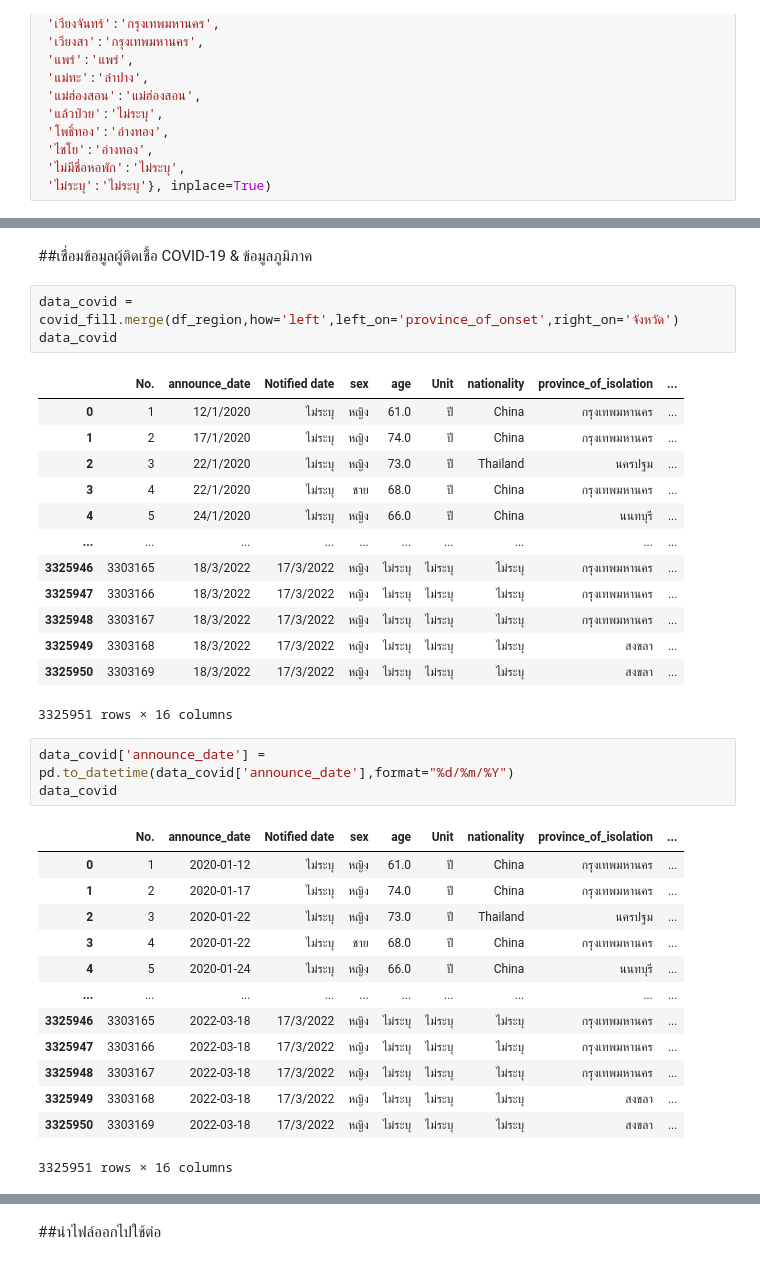
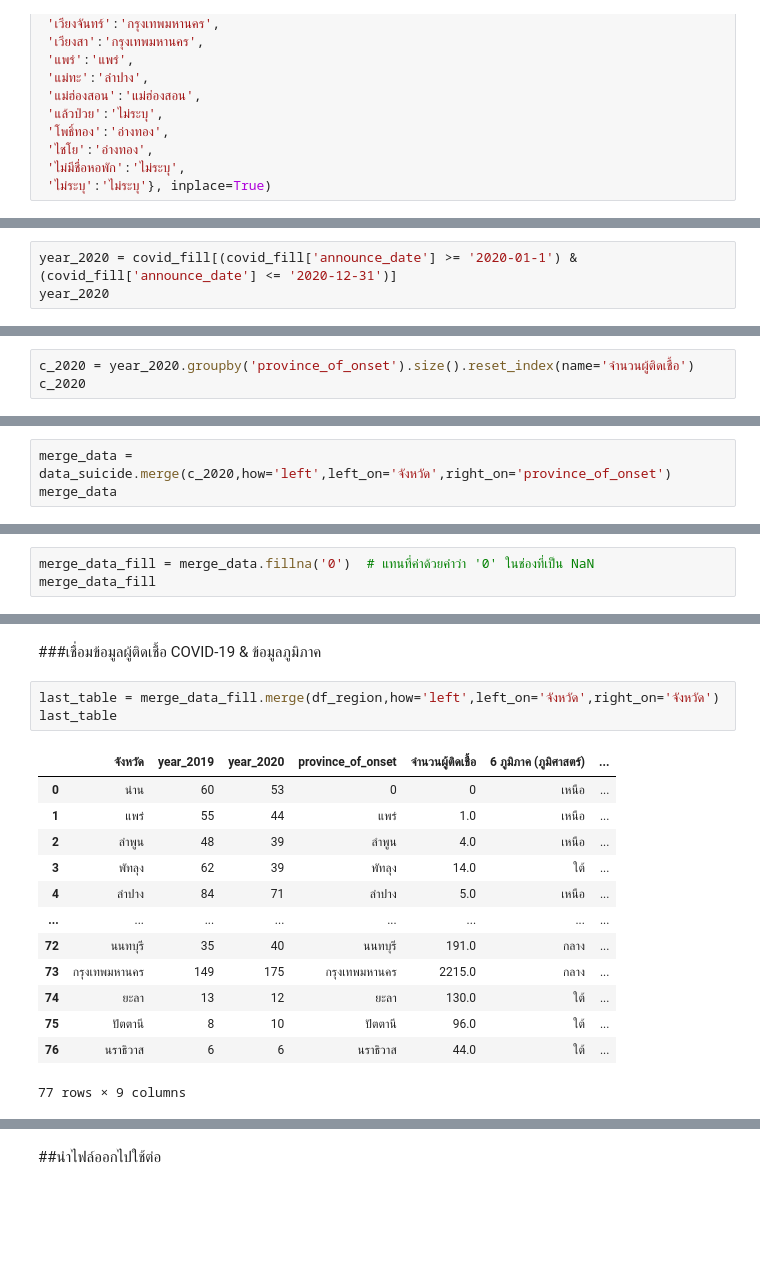
Before and after one commit to Kanyarat-S/data_viz_2020, a Jupyter notebook: Project_python.ipynb, the cells around one changed output, grey strips where cells are left out. Drawn from its saved outputs; the diff is of its cells as text; blank space fills up the shorter version.

```diff
--- a/Project_python.ipynb
+++ b/Project_python.ipynb
@@ -826,0 +850,3 @@ covid_fill['province_of_onset'].replace({'\tประจวบคีรีขั
+# %%
+year_2020 = covid_fill[(covid_fill['announce_date'] >= '2020-01-1') & (covid_fill['announce_date'] <= '2020-12-31')]
+year_2020
@@ -826,0 +867,3 @@ covid_fill['province_of_onset'].replace({'\tประจวบคีรีขั
+# %%
+c_2020 = year_2020.groupby('province_of_onset').size().reset_index(name='จำนวนผู้ติดเชื้อ')
+c_2020
@@ -826,0 +884,3 @@ covid_fill['province_of_onset'].replace({'\tประจวบคีรีขั
+# %%
+merge_data = data_suicide.merge(c_2020,how='left',left_on='จังหวัด',right_on='province_of_onset')
+merge_data
@@ -826,0 +910,3 @@ covid_fill['province_of_onset'].replace({'\tประจวบคีรีขั
+# %%
+merge_data_fill = merge_data.fillna('0')  # แทนที่ค่าด้วยคำว่า '0' ในช่องที่เป็น NaN
+merge_data_fill
@@ -827,36 +936,19 @@ covid_fill['province_of_onset'].replace({'\tประจวบคีรีขั
 # %% [markdown]
-##เชื่อมข้อมูลผู้ติดเชื้อ COVID-19 & ข้อมูลภูมิภาค
+###เชื่อมข้อมูลผู้ติดเชื้อ COVID-19 & ข้อมูลภูมิภาค
 # %%
-data_covid = covid_fill.merge(df_region,how='left',left_on='province_of_onset',right_on='จังหวัด')
-data_covid
+last_table = merge_data_fill.merge(df_region,how='left',left_on='จังหวัด',right_on='จังหวัด')
+last_table
 # %% [output]
-|  | No. | announce_date | Notified date | sex | age | Unit | nationality | province_of_isolation | ... |
-| 0 | 1 | 12/1/2020 | ไม่ระบุ | หญิง | 61.0 | ปี | China | กรุงเทพมหานคร | ... |
-| 1 | 2 | 17/1/2020 | ไม่ระบุ | หญิง | 74.0 | ปี | China | กรุงเทพมหานคร | ... |
-| 2 | 3 | 22/1/2020 | ไม่ระบุ | หญิง | 73.0 | ปี | Thailand | นครปฐม | ... |
-| 3 | 4 | 22/1/2020 | ไม่ระบุ | ชาย | 68.0 | ปี | China | กรุงเทพมหานคร | ... |
-| 4 | 5 | 24/1/2020 | ไม่ระบุ | หญิง | 66.0 | ปี | China | นนทบุรี | ... |
-| ... | ... | ... | ... | ... | ... | ... | ... | ... | ... |
-| 3325946 | 3303165 | 18/3/2022 | 17/3/2022 | หญิง | ไม่ระบุ | ไม่ระบุ | ไม่ระบุ | กรุงเทพมหานคร | ... |
-| 3325947 | 3303166 | 18/3/2022 | 17/3/2022 | หญิง | ไม่ระบุ | ไม่ระบุ | ไม่ระบุ | กรุงเทพมหานคร | ... |
-| 3325948 | 3303167 | 18/3/2022 | 17/3/2022 | หญิง | ไม่ระบุ | ไม่ระบุ | ไม่ระบุ | กรุงเทพมหานคร | ... |
-| 3325949 | 3303168 | 18/3/2022 | 17/3/2022 | หญิง | ไม่ระบุ | ไม่ระบุ | ไม่ระบุ | สงขลา | ... |
-| 3325950 | 3303169 | 18/3/2022 | 17/3/2022 | หญิง | ไม่ระบุ | ไม่ระบุ | ไม่ระบุ | สงขลา | ... |
+|  | จังหวัด | year_2019 | year_2020 | province_of_onset | จำนวนผู้ติดเชื้อ | 6 ภูมิภาค (ภูมิศาสตร์) | ... |
+| 0 | น่าน | 60 | 53 | 0 | 0 | เหนือ | ... |
+| 1 | แพร่ | 55 | 44 | แพร่ | 1.0 | เหนือ | ... |
+| 2 | ลำพูน | 48 | 39 | ลำพูน | 4.0 | เหนือ | ... |
+| 3 | พัทลุง | 62 | 39 | พัทลุง | 14.0 | ใต้ | ... |
+| 4 | ลำปาง | 84 | 71 | ลำปาง | 5.0 | เหนือ | ... |
+| ... | ... | ... | ... | ... | ... | ... | ... |
+| 72 | นนทบุรี | 35 | 40 | นนทบุรี | 191.0 | กลาง | ... |
+| 73 | กรุงเทพมหานคร | 149 | 175 | กรุงเทพมหานคร | 2215.0 | กลาง | ... |
+| 74 | ยะลา | 13 | 12 | ยะลา | 130.0 | ใต้ | ... |
+| 75 | ปัตตานี | 8 | 10 | ปัตตานี | 96.0 | ใต้ | ... |
+| 76 | นราธิวาส | 6 | 6 | นราธิวาส | 44.0 | ใต้ | ... |
-3325951 rows × 16 columns
+77 rows × 9 columns
-# %%
-data_covid['announce_date'] = pd.to_datetime(data_covid['announce_date'],format="%d/%m/%Y")
-data_covid
-# %% [output]
-|  | No. | announce_date | Notified date | sex | age | Unit | nationality | province_of_isolation | ... |
-| 0 | 1 | 2020-01-12 | ไม่ระบุ | หญิง | 61.0 | ปี | China | กรุงเทพมหานคร | ... |
-| 1 | 2 | 2020-01-17 | ไม่ระบุ | หญิง | 74.0 | ปี | China | กรุงเทพมหานคร | ... |
-| 2 | 3 | 2020-01-22 | ไม่ระบุ | หญิง | 73.0 | ปี | Thailand | นครปฐม | ... |
-| 3 | 4 | 2020-01-22 | ไม่ระบุ | ชาย | 68.0 | ปี | China | กรุงเทพมหานคร | ... |
-| 4 | 5 | 2020-01-24 | ไม่ระบุ | หญิง | 66.0 | ปี | China | นนทบุรี | ... |
-| ... | ... | ... | ... | ... | ... | ... | ... | ... | ... |
-| 3325946 | 3303165 | 2022-03-18 | 17/3/2022 | หญิง | ไม่ระบุ | ไม่ระบุ | ไม่ระบุ | กรุงเทพมหานคร | ... |
-| 3325947 | 3303166 | 2022-03-18 | 17/3/2022 | หญิง | ไม่ระบุ | ไม่ระบุ | ไม่ระบุ | กรุงเทพมหานคร | ... |
-| 3325948 | 3303167 | 2022-03-18 | 17/3/2022 | หญิง | ไม่ระบุ | ไม่ระบุ | ไม่ระบุ | กรุงเทพมหานคร | ... |
-| 3325949 | 3303168 | 2022-03-18 | 17/3/2022 | หญิง | ไม่ระบุ | ไม่ระบุ | ไม่ระบุ | สงขลา | ... |
-| 3325950 | 3303169 | 2022-03-18 | 17/3/2022 | หญิง | ไม่ระบุ | ไม่ระบุ | ไม่ระบุ | สงขลา | ... |
-3325951 rows × 16 columns
```
Also changed, not shown: parts of 22 cells of this notebook.
